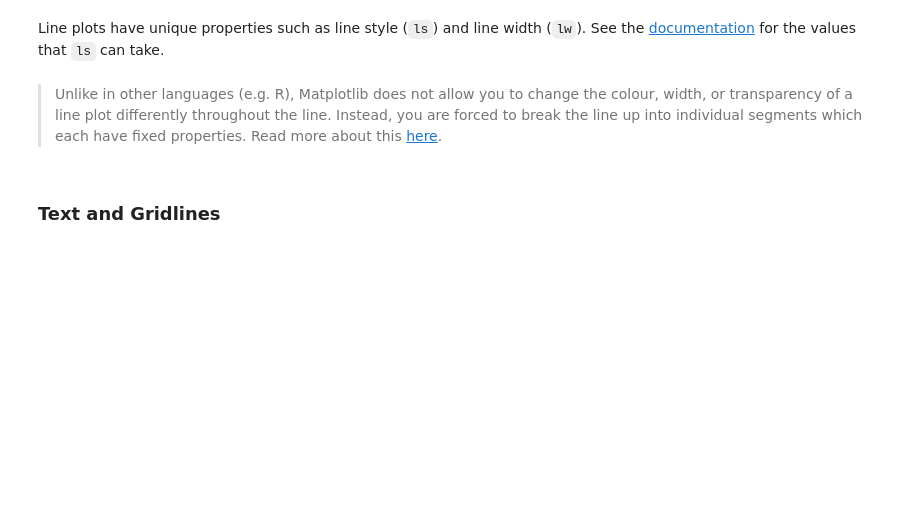
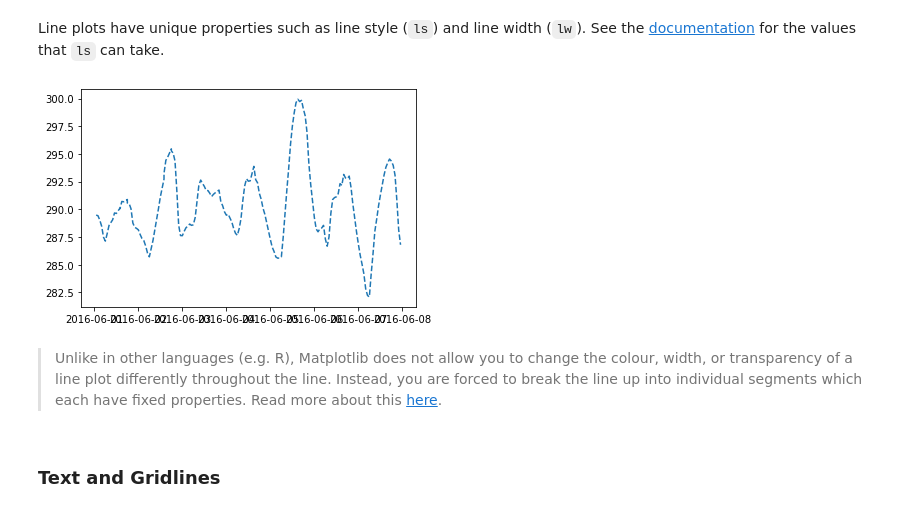
Before and after one commit to mat10599/python_for_data_science, a Jupyter notebook: session2/session-two-teaching-questions.ipynb, the cells around one changed output. Drawn from its saved outputs; the diff is of its cells as text; code cells hidden in the pictures; blank space fills up the shorter version.

```diff
--- a/session2/session-two-teaching-questions.ipynb
+++ b/session2/session-two-teaching-questions.ipynb
@@ -227,8 +230,10 @@ plt.show()
 Line plots have unique properties such as line style (`ls`) and line width (`lw`). See the [documentation](https://matplotlib.org/3.1.1/api/_as_gen/matplotlib.pyplot.plot.html) for the values that `ls` can take.
 # %%
 fig, ax = plt.subplots()
-# ...
+ax.plot(metro_one_week.date_time, metro_one_week.temp, ls = '--', lw =)
 plt.show()
+# %% [output]
+[figure, added]
 # %% [markdown]
 > Unlike in other languages (e.g. R), Matplotlib does not allow you to change the colour, width, or transparency of a line plot differently throughout the line. Instead, you are forced to break the line up into individual segments which each have fixed properties. Read more about this [here](https://matplotlib.org/3.1.1/gallery/lines_bars_and_markers/multicolored_line.html).
 # %% [markdown]
```
Also changed, not shown: parts of 6 cells of this notebook, 6 other files.
